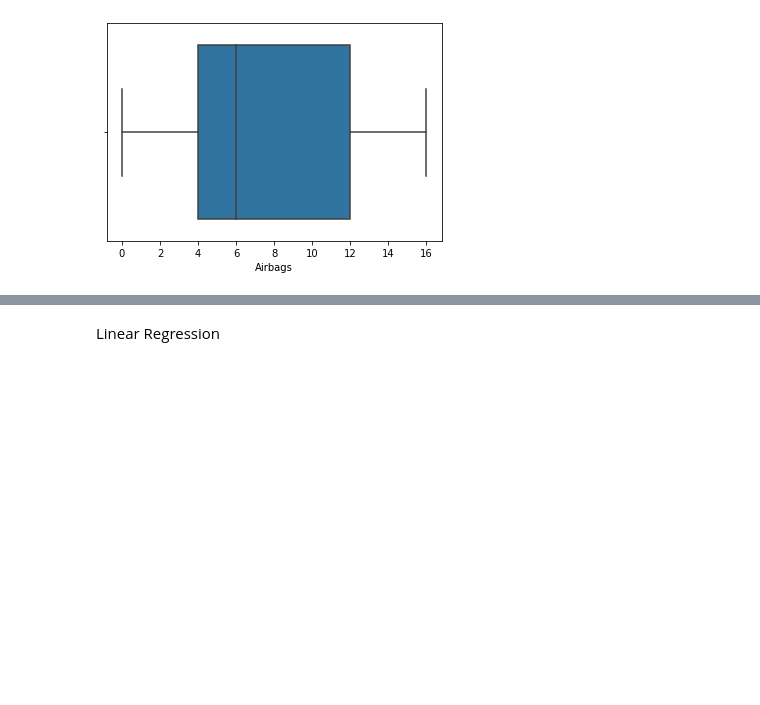
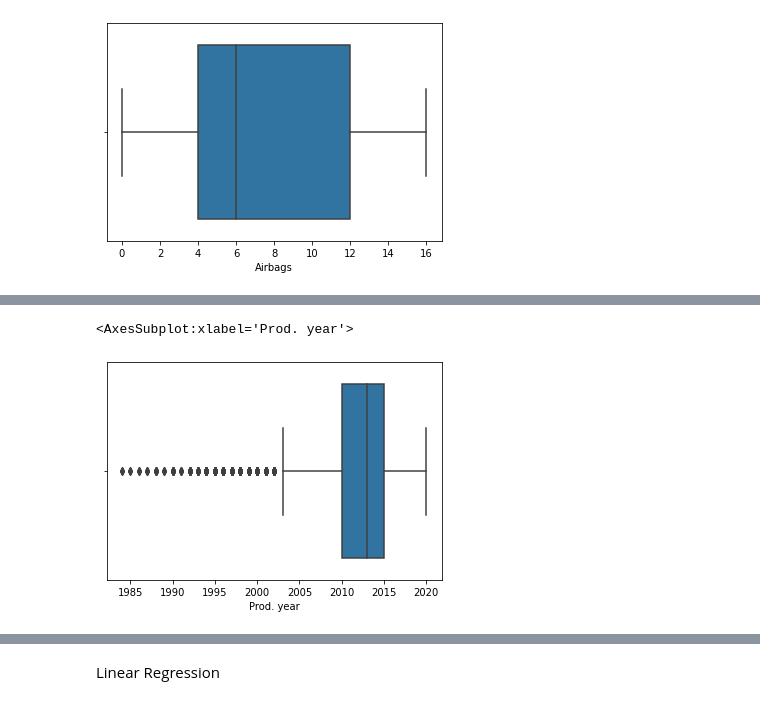
Before and after one commit to pravinpb/iQube, a Jupyter notebook: CarPricePrediction.ipynb, the cells around one changed output, grey strips where cells are left out. Saved outputs shown, nothing was run; the diff lists cells and outputs as text; code cells hidden in the pictures; blank space fills up the shorter version.

```diff
--- a/CarPricePrediction.ipynb
+++ b/CarPricePrediction.ipynb
@@ -353,0 +325,5 @@ See the caveats in the documentation: https://pandas.pydata.org/pandas-docs/stab
+# %%
+sns.boxplot(x ='Prod. year', data=dataset)
+# %% [output]
+<AxesSubplot:xlabel='Prod. year'>
+[figure, added]
```
Also changed, not shown: parts of 30 cells of this notebook.
